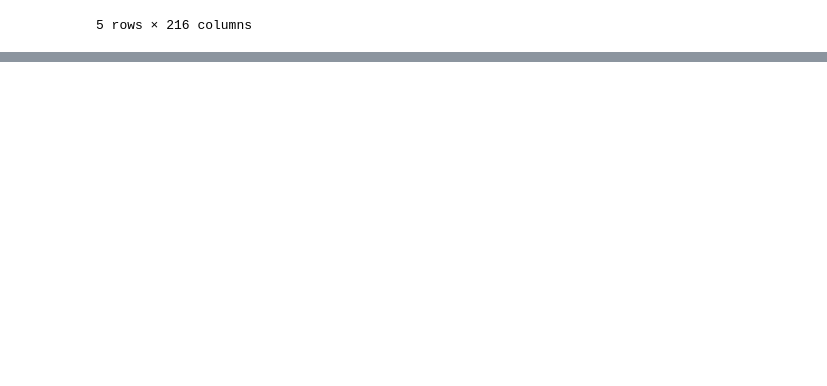
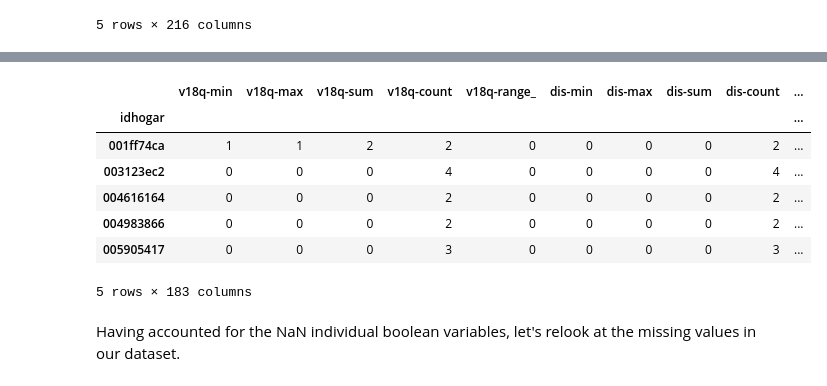
Before and after one commit to jindongyang94/BT4240, a Jupyter notebook: data_preprocessing.ipynb, the cells around one changed output, grey strips where cells are left out. Saved outputs shown, nothing was run; the diff lists cells and outputs as text; code cells hidden in the pictures; blank space fills up the shorter version.

```diff
--- a/data_preprocessing.ipynb
+++ b/data_preprocessing.ipynb
@@ -500,0 +584,15 @@ ind_agg.head()
+# %%
+#Remove individual boolean standard deviation variable
+ind_agg.drop(ind_bool_std, axis=1, inplace=True)
+ind_agg.head()
+# %% [output]
+|  | v18q-min | v18q-max | v18q-sum | v18q-count | v18q-range_ | dis-min | dis-max | dis-sum | dis-count | ... |
+| idhogar |  |  |  |  |  |  |  |  |  | ... |
+| 001ff74ca | 1 | 1 | 2 | 2 | 0 | 0 | 0 | 0 | 2 | ... |
+| 003123ec2 | 0 | 0 | 0 | 4 | 0 | 0 | 0 | 0 | 4 | ... |
+| 004616164 | 0 | 0 | 0 | 2 | 0 | 0 | 0 | 0 | 2 | ... |
+| 004983866 | 0 | 0 | 0 | 2 | 0 | 0 | 0 | 0 | 2 | ... |
+| 005905417 | 0 | 0 | 0 | 3 | 0 | 0 | 0 | 0 | 3 | ... |
+5 rows × 183 columns
+# %% [markdown]
+Having accounted for the NaN individual boolean variables, let's relook at the missing values in our dataset.
```
Also changed, not shown: parts of 36 cells of this notebook.
